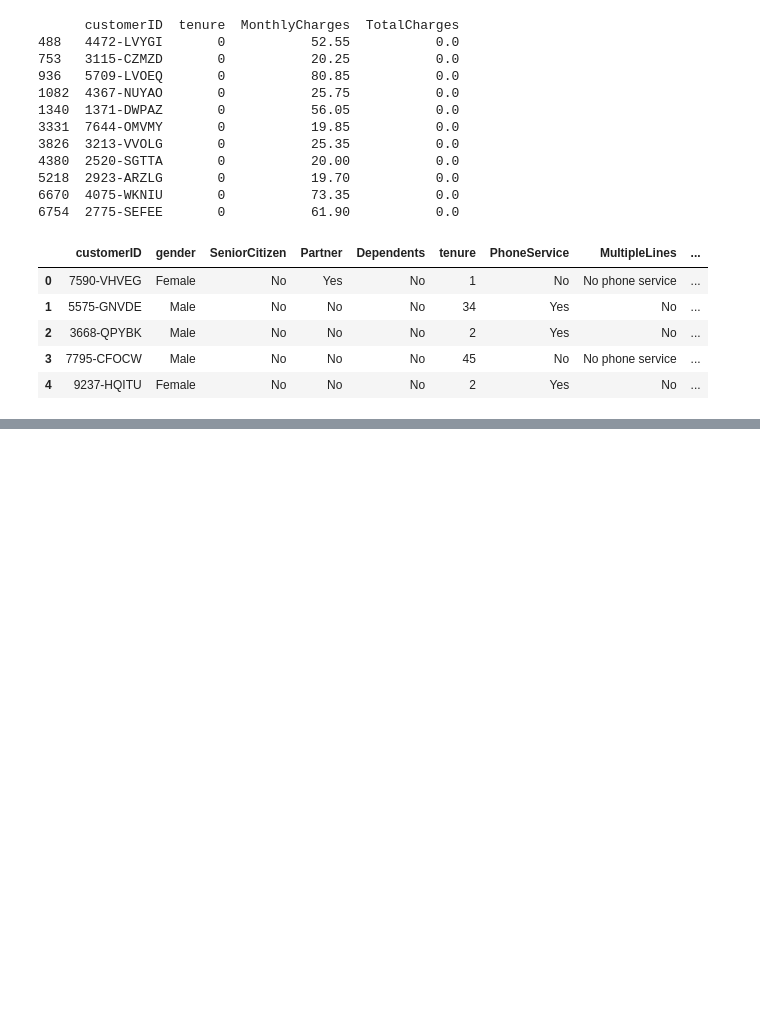
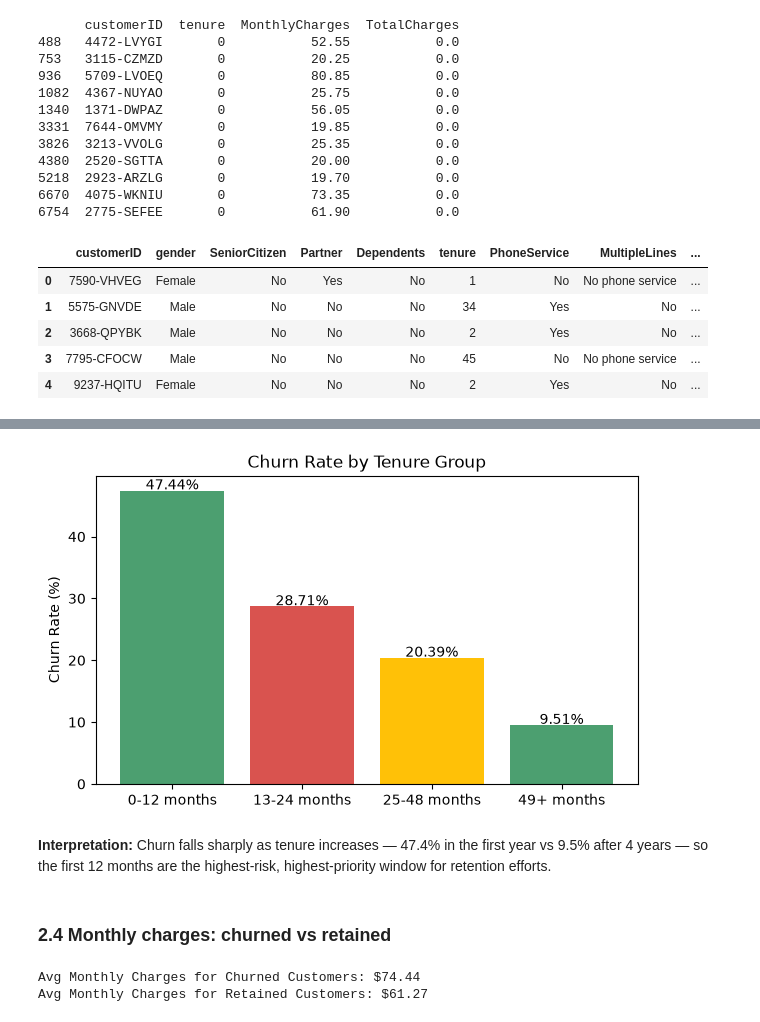
Before and after one commit to Aneesa254/Customer-Churn-Retention-Analysis-Project, a Jupyter notebook: Task4_Customer_Churn_Analysis.ipynb, the cells around one changed output, grey strips where cells are left out. Saved outputs shown, nothing was run; the diff lists cells and outputs as text; code cells hidden in the pictures; blank space fills up the shorter version.

```diff
--- a/Task4_Customer_Churn_Analysis.ipynb
+++ b/Task4_Customer_Churn_Analysis.ipynb
@@ -171,0 +243,12 @@ df.head()
+# %%
+#Define tenure range & their labels for categorization
+bins = [-1, 12, 24, 48, 100]
+labels = ['0-12 months', '13-24 months', '25-48 months', '49+ months']
+#Assign the tenure groups to a new column in the DataFrame based on the defined bins and labels
+df['tenure_group'] = pd.cut(df['tenure'], bins=bins, labels=labels)
+#Calculates the churn percentage for each tenure group and keeps the specified order of the groups
+tenure_rate = (df.groupby('tenure_group')["Churn_flag"].mean()*100).round(2).reindex(labels)
+#Counts the number of customers in each tenure group
+tenure_counts= df['tenure_group'].value_counts().reindex(labels)
+#Print the counts and churn rates for each tenure group in a DataFrame
+pd.DataFrame({'Tenure Count': tenure_counts, 'Churn Rate (%)': tenure_rate})
@@ -171,0 +262,26 @@ df.head()
+# %%
+fig, ax = plt.subplots()
+ax.bar(tenure_rate.index, tenure_rate.values, color=['#4C9F70','#D9534F','#FFC107'])
+
+for i, v in enumerate(tenure_rate.values):
+    ax.text(i, v + 0.2, f'{v}%', ha='center')
+
+ax.set_ylabel('Churn Rate (%)')
+ax.set_title('Churn Rate by Tenure Group')
+plt.show()
+# %% [output]
+[figure, added]
+# %% [markdown]
+**Interpretation:** Churn falls sharply as tenure increases — 47.4% in the first year vs 9.5% after 4 years — so the first 12 months are the highest-risk, highest-priority window for retention efforts.
+# %% [markdown]
+### 2.4 Monthly charges: churned vs retained
+# %%
+#Calculate the average monthly charges for churned and retained customers
+mc_churned = round(df[df['Churn_flag'] == 1]['MonthlyCharges'].mean(), 2)
+mc_retained = round(df[df['Churn_flag'] == 0]['MonthlyCharges'].mean(), 2)
+#Print the average monthly charges for churned and retained customers
+print("Avg Monthly Charges for Churned Customers:", f"${mc_churned}")
+print("Avg Monthly Charges for Retained Customers:", f"${mc_retained}")
+# %% [output]
+Avg Monthly Charges for Churned Customers: $74.44
+Avg Monthly Charges for Retained Customers: $61.27
```
Also changed, not shown: parts of 26 cells of this notebook.
